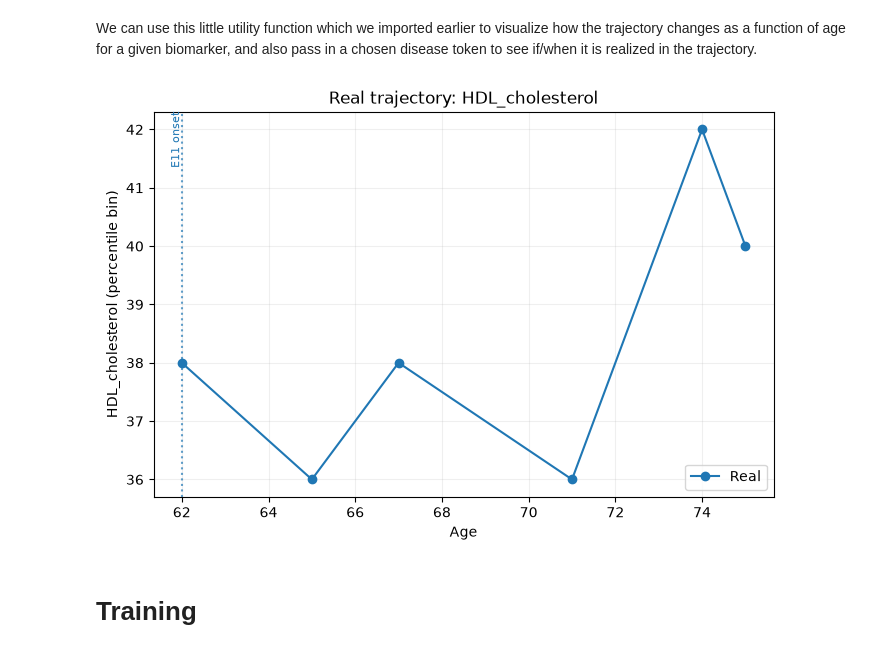
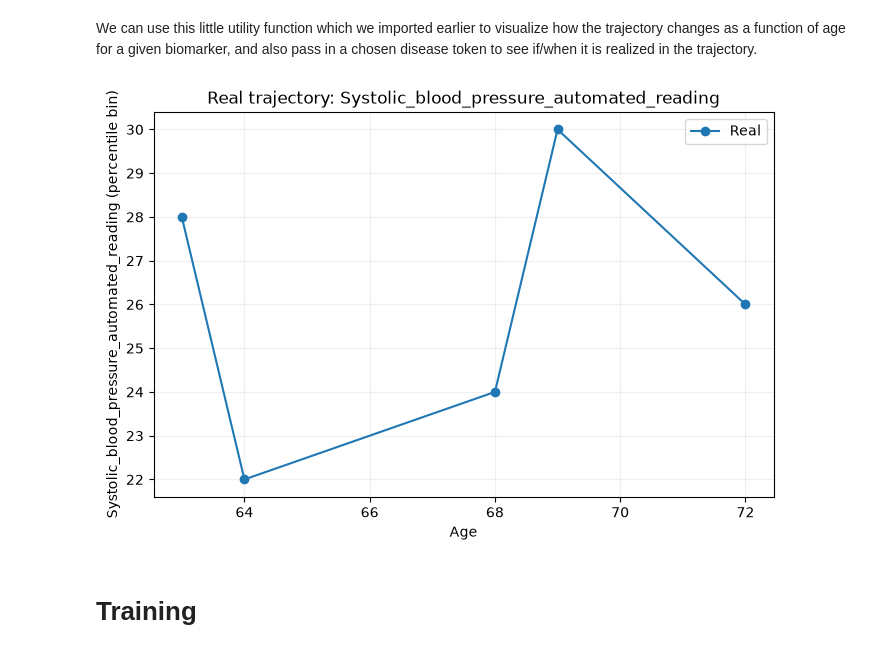
Before and after one commit to RasmussenLab/integrative_post_gwas_methods_course, a Jupyter notebook: notebooks/eir-transformer.ipynb, the cells around one changed output. Saved outputs shown, nothing was run; the diff lists cells and outputs as text; code cells hidden in the pictures.

```diff
--- a/notebooks/eir-transformer.ipynb
+++ b/notebooks/eir-transformer.ipynb
@@ -168,9 +158,9 @@ SEX_1 [VISIT_START] AGE_62 LAB_HDL_cholesterol_38% LAB_Body_mass_index_BMI_IMPED
 # %% [markdown]
 We can use this little utility function which we imported earlier to visualize how the trajectory changes as a function of age for a given biomarker, and also pass in a chosen disease token to see if/when it is realized in the trajectory.
 # %%
-plot_real_vs_generated(real_seq=example_sequence, generated_seq=None, lab="HDL_cholesterol", disease="E11")
+ehr_utils.plot_real_vs_generated(real_seq=example_sequence, generated_seq=None, lab="Systolic_blood_pressure_automated_reading", disease="E11")
 # %% [output]
-[figure, old version]
+[figure, new version]
 # %% [markdown]
 # Training
 # %% [markdown]
```
Also changed, not shown: parts of 61 cells of this notebook, 15 other files.
